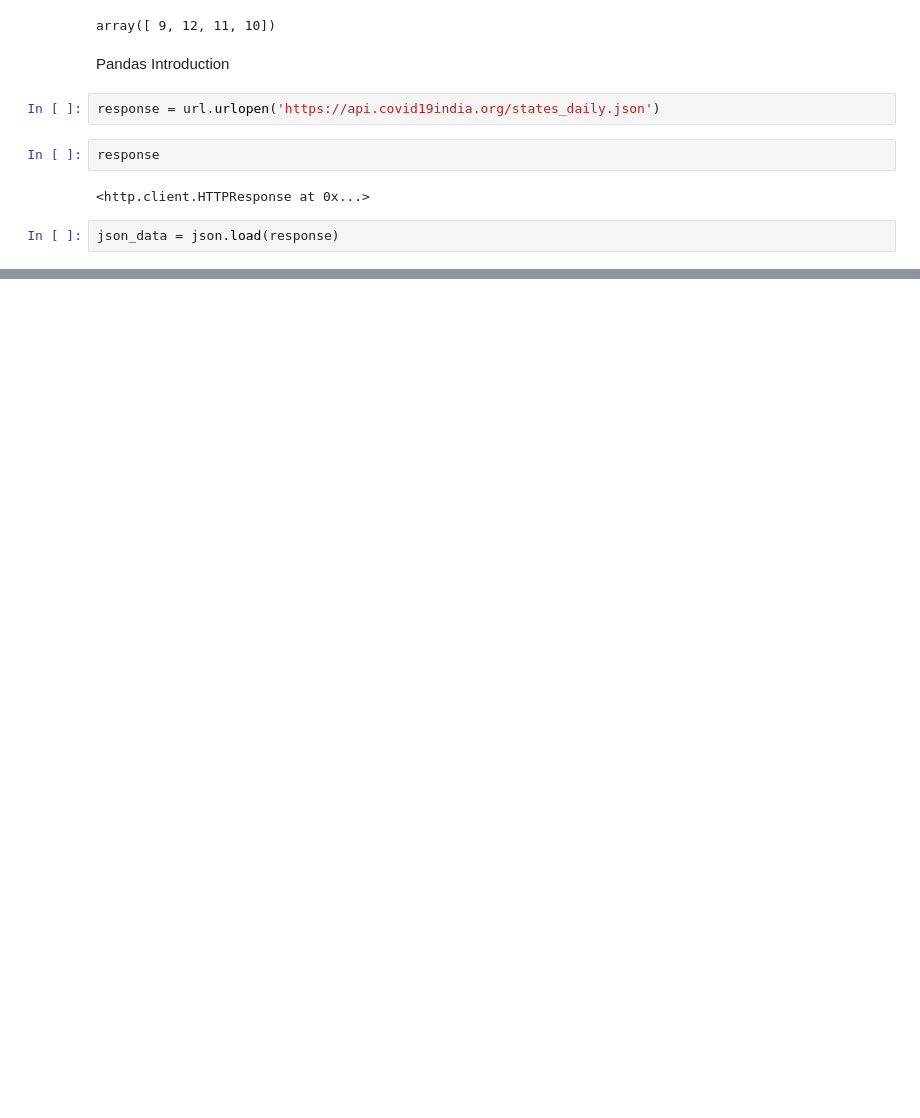
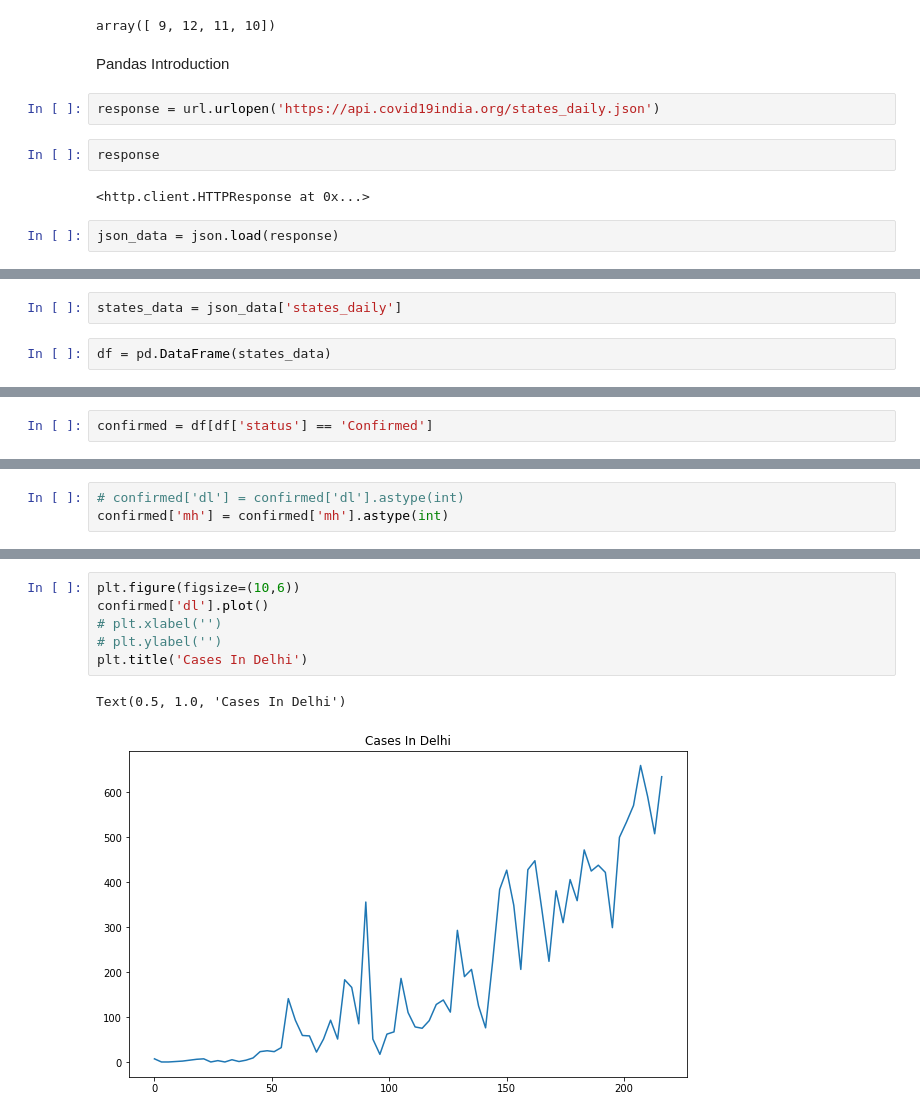
Before and after one commit to brainmentorspvtltd/ML_OnlineFDP, a Jupyter notebook: DataAnalysis.ipynb, the cells around one changed output, grey strips where cells are left out. Cells and saved outputs as stored; diff of their text form; blank space fills up the shorter version.

```diff
--- a/DataAnalysis.ipynb
+++ b/DataAnalysis.ipynb
@@ -94,0 +99,4 @@ json_data
+# %%
+states_data = json_data['states_daily']
+# %%
+df = pd.DataFrame(states_data)
@@ -94,0 +185,2 @@ json_data
+# %%
+confirmed = df[df['status'] == 'Confirmed']
@@ -94,0 +191,3 @@ json_data
+# %%
+# confirmed['dl'] = confirmed['dl'].astype(int)
+confirmed['mh'] = confirmed['mh'].astype(int)
@@ -94,0 +212,9 @@ json_data
+# %%
+plt.figure(figsize=(10,6))
+confirmed['dl'].plot()
+# plt.xlabel('')
+# plt.ylabel('')
+plt.title('Cases In Delhi')
+# %% [output]
+Text(0.5, 1.0, 'Cases In Delhi')
+[figure, added]
```
Also changed, not shown: parts of 27 cells of this notebook.
